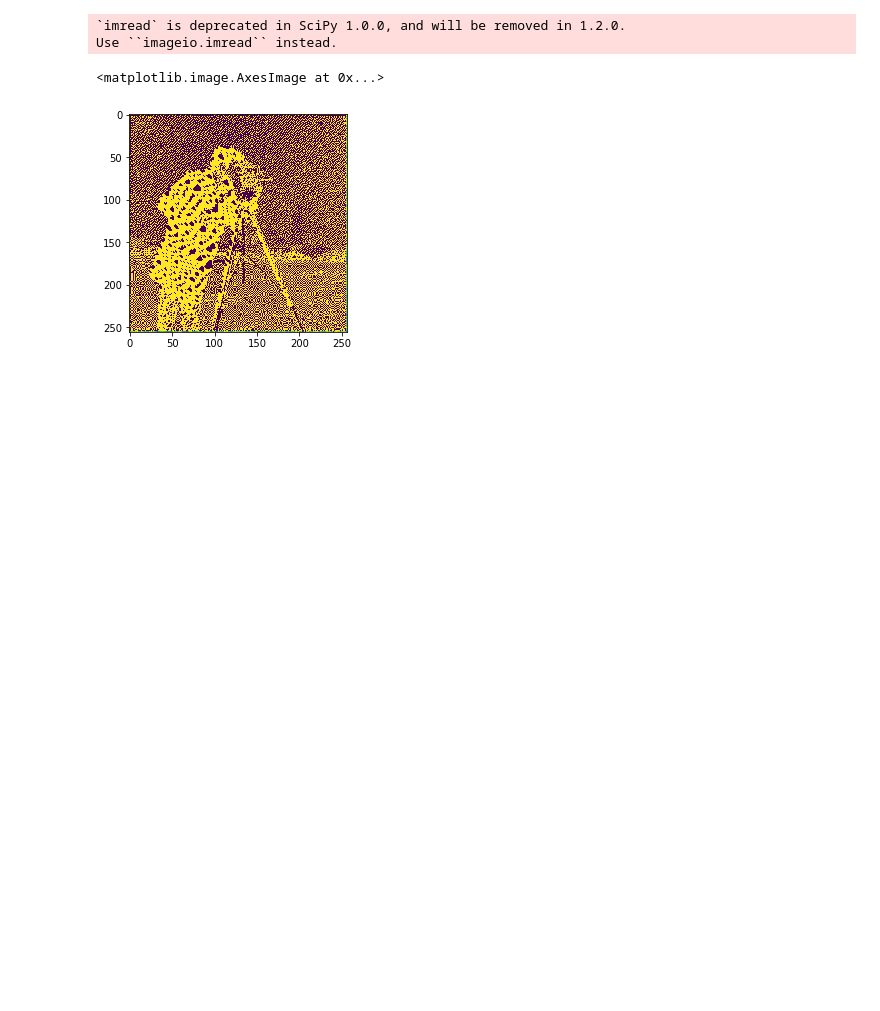
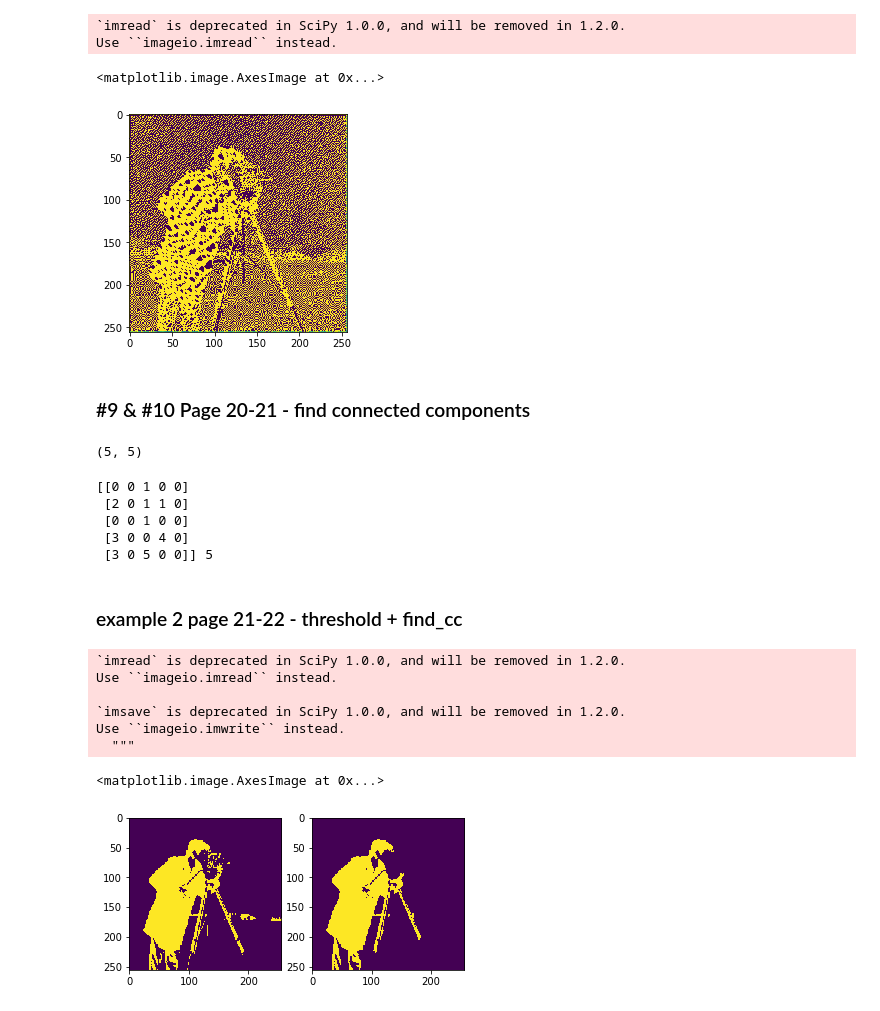
Before and after one commit to zeevikal/computer-vision-22913-openu, a Jupyter notebook: notebooks/chapter-1.ipynb, the cells around one changed output. Cells and saved outputs as stored; diff of their text form; code cells hidden in the pictures; blank space fills up the shorter version.

```diff
--- a/notebooks/chapter-1.ipynb
+++ b/notebooks/chapter-1.ipynb
@@ -158,6 +158,7 @@ def threshold_img(img_path, t):
     im_t = im < t
     im_t = im_t.astype(int)
     misc.imsave('../data/threshold_img.tiff', im_t)
+    return im_t
 # %%
 threshold_img('../data/cameraman.tiff', 155)
 # %% [output]
@@ -227,3 +235,41 @@ plt.imshow(im)
 Use ``imageio.imread`` instead.
 <matplotlib.image.AxesImage at 0x...>
 [figure]
+# %% [markdown]
+### #9 & #10 Page 20-21 - find connected components
+# %%
+mat = np.array([[0,0,1,0,0],[1,0,1,1,0],[0,0,1,0,0],[1,0,0,1,0],[1,0,1,0,0]])
+mat.shape
+# %% [output]
+(5, 5)
+# %%
+from scipy.ndimage.measurements import label
+
+labeled_mat, ncomponents = label(mat)
+print(labeled_mat, ncomponents)
+# %% [output]
+[[0 0 1 0 0]
+ [2 0 1 1 0]
+ [0 0 1 0 0]
+ [3 0 0 4 0]
+ [3 0 5 0 0]] 5
+# %% [markdown]
+### example 2 page 21-22 - threshold + find_cc
+# %%
+t_im = threshold_img('../data/cameraman.tiff', 40)
+labeled_mat, ncomponents = label(t_im)
+largest_cc_mat = (labeled_mat == (np.bincount(labeled_mat.flat)[1:].argmax() + 1))
+# %% [output]
+`imread` is deprecated in SciPy 1.0.0, and will be removed in 1.2.0.
+Use ``imageio.imread`` instead.
+
+`imsave` is deprecated in SciPy 1.0.0, and will be removed in 1.2.0.
+Use ``imageio.imwrite`` instead.
+  """
+# %%
+f, axarr = plt.subplots(1, 2)
+axarr[0].imshow(t_im)
+axarr[1].imshow(largest_cc_mat)
+# %% [output]
+<matplotlib.image.AxesImage at 0x...>
+[figure, added]
```
Also changed, not shown: parts of 3 cells of this notebook, 1 other file.
